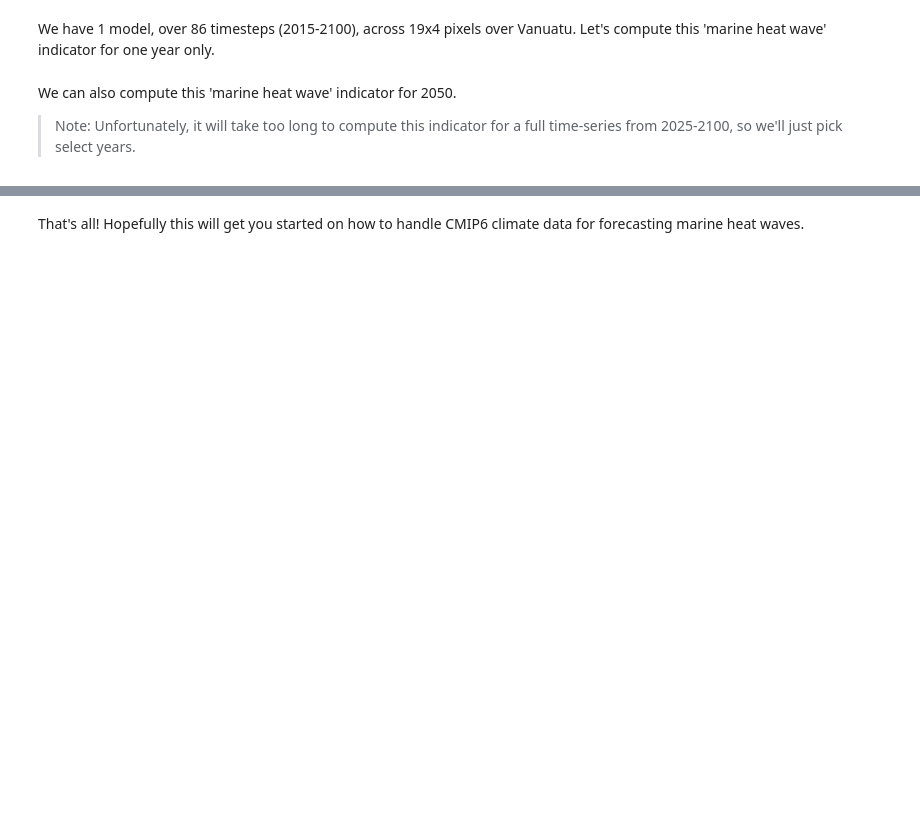
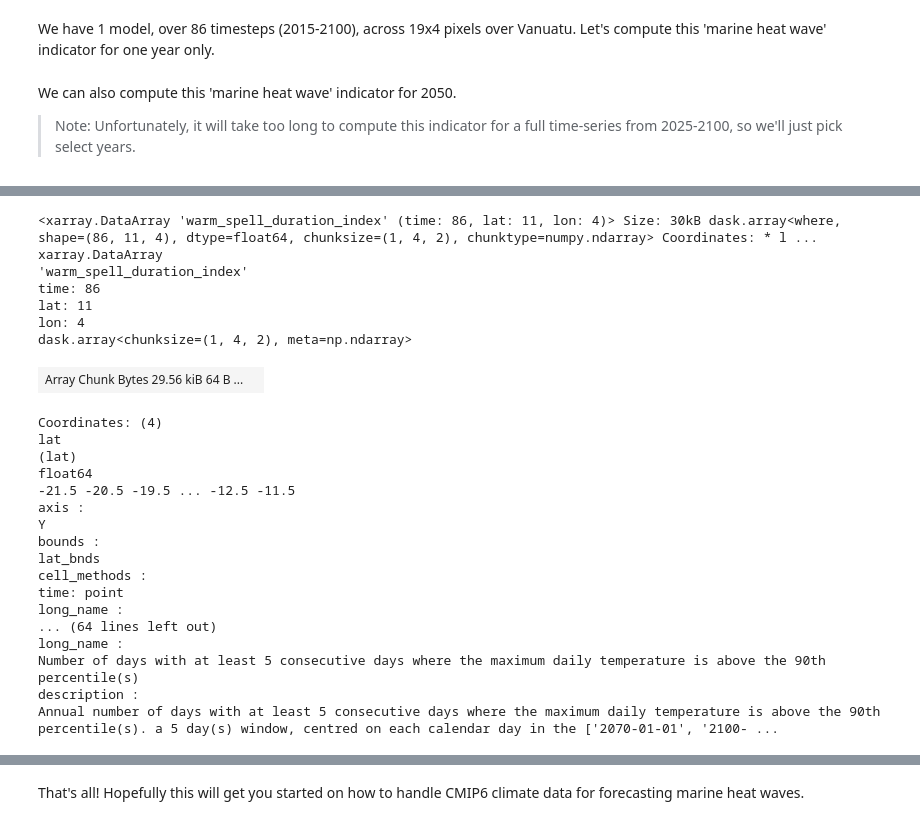
Before and after one commit to Vanuatu-National-Statistics-Office/climate-change-natural-disasters, a Jupyter notebook: book/Lesson_2C_marineheatwaves.ipynb, the cells around one changed output, grey strips where cells are left out. Saved outputs shown, nothing was run; the diff lists cells and outputs as text; code cells hidden in the pictures; blank space fills up the shorter version.

```diff
--- a/book/Lesson_2C_marineheatwaves.ipynb
+++ b/book/Lesson_2C_marineheatwaves.ipynb
@@ -145,3 +452,36 @@ How about for the end of the century (2100)?
+# %%
+da_mhw = xclim.indicators.atmos.warm_spell_duration_index(
+    tasmax=ds_vanuatu.tos,  # manually change air temperature to sea surface temperature
+    tasmax_per=tos90_2085.sel(percentiles=90).unify_chunks(),
+    window=5,
+)
+da_mhw
+# %% [output]
+<xarray.DataArray 'warm_spell_duration_index' (time: 86, lat: 11, lon: 4)> Size: 30kB dask.array<where, shape=(86, 11, 4), dtype=float64, chunksize=(1, 4, 2), chunktype=numpy.ndarray> Coordinates: * l ...
+xarray.DataArray
+'warm_spell_duration_index'
+time: 86
+lat: 11
+lon: 4
+dask.array<chunksize=(1, 4, 2), meta=np.ndarray>
+| Array Chunk Bytes 29.56 kiB 64 B ... |  |
+Coordinates: (4)
+lat
+(lat)
+float64
+-21.5 -20.5 -19.5 ... -12.5 -11.5
+axis :
+Y
+bounds :
+lat_bnds
+cell_methods :
+time: point
+long_name :
+... (64 lines left out)
+long_name :
+Number of days with at least 5 consecutive days where the maximum daily temperature is above the 90th percentile(s)
+description :
+Annual number of days with at least 5 consecutive days where the maximum daily temperature is above the 90th percentile(s). a 5 day(s) window, centred on each calendar day in the ['2070-01-01', '2100- ...
 # %%
 with dask.diagnostics.ProgressBar():
     vu_mhw_2100 = da_mhw.sel(time="2100").isel(time=0).compute()
```
Also changed, not shown: parts of 19 cells of this notebook, 1 other file.
